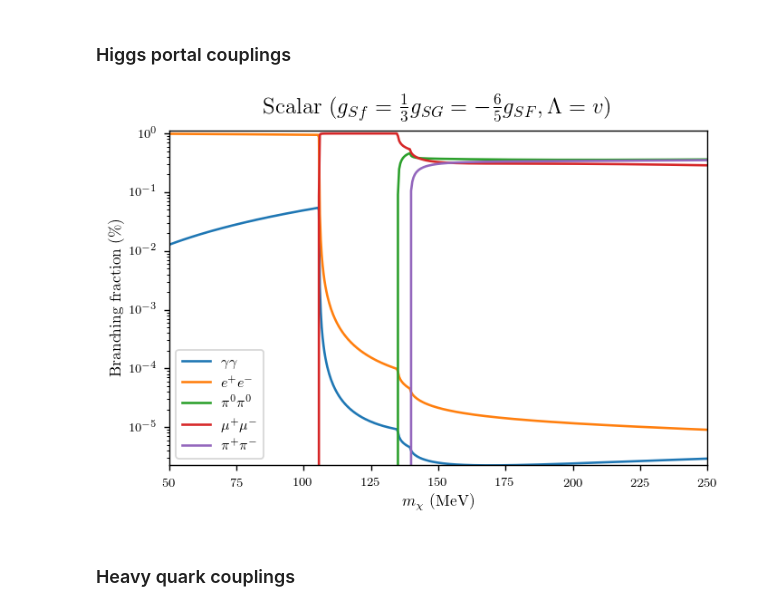
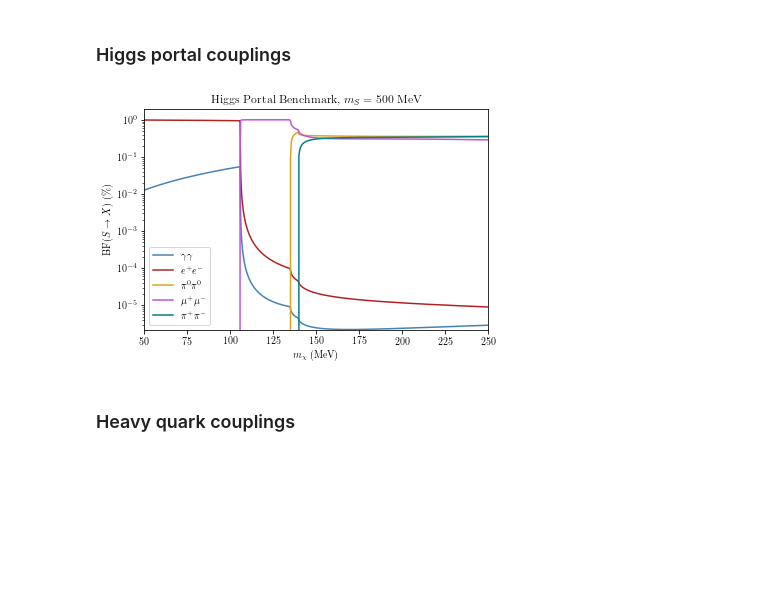
Before and after one commit to LoganAMorrison/Hazma, a Jupyter notebook: tutorials/scalar_mediator_branching_fractions.ipynb, the cells around one changed output. Saved outputs shown, nothing was run; the diff lists cells and outputs as text; code cells hidden in the pictures; blank space fills up the shorter version.

```diff
--- a/tutorials/scalar_mediator_branching_fractions.ipynb
+++ b/tutorials/scalar_mediator_branching_fractions.ipynb
@@ -12,41 +12,41 @@ from utilities import get_color, get_tex_label, latex_text_width_1col
 mx_min, mx_max, n_mxs = 50., 250, 500
 mxs = np.logspace(np.log10(mx_min), np.log10(mx_max), n_mxs)
 
-sm_args = {"mx": 250., "ms": 1000., "gsxx": 1., "gsff": 1., "gsGG": 1., "gsFF": 1.}
+sm_args = {"mx": 250., "ms": 500., "gsxx": 1., "gsff": 1., "gsGG": 1., "gsFF": 1.}
 sm = ScalarMediator(**sm_args)
 
 vx_mw = 1.0e-3  # approximate DM velocity in Milky Way halo
 
 bfs_varying_gs = {}
 
 # Compute branching fractions for different couplings
 bfs_raw = []
 for mx in mxs:
     sm.mx = mx
     e_cm = 2. * sm.mx * (1. + 0.5 * vx_mw**2)
     bfs_raw.append(sm.branching_fractions(e_cm))
 
 bfs = {fs: [bf[fs] for bf in bfs_raw] for fs in sm.list_final_states()}
 
 ### Make the plot
 plt.figure(figsize=(latex_text_width_1col, 4))
 
 for fs, bf_list in bfs.iteritems():
     if fs != "s s":
         plt.plot(mxs, bf_list, label=get_tex_label(fs))
 
-plt.title(r"Scalar ($g_{Sf} = \frac{1}{3} g_{SG} = -\frac{6}{5} g_{SF}, \Lambda = v$)")
+plt.title(r"Higgs Portal Benchmark, $m_{S} = 500$ MeV")
 plt.xlabel(r"$m_\chi$ (MeV)")
-plt.ylabel("Branching fraction (\%)")
+plt.ylabel(r"BF($S\to X$) (\%)")
 plt.yscale("log")
 plt.legend()
 plt.xlim(mxs[[0, -1]])
-plt.ylim(0, 1.1)
+plt.ylim(0, 1.9)
 
 plt.tight_layout()
 # plt.savefig("figures/scalar_branching_fractions_higgs_portal.pdf")
 # %% [output]
-[figure, old version]
+[figure, new version]
 # %% [markdown]
 ### Heavy quark couplings
 # %%
```
Also changed, not shown: parts of 5 cells of this notebook, 2 other files.
